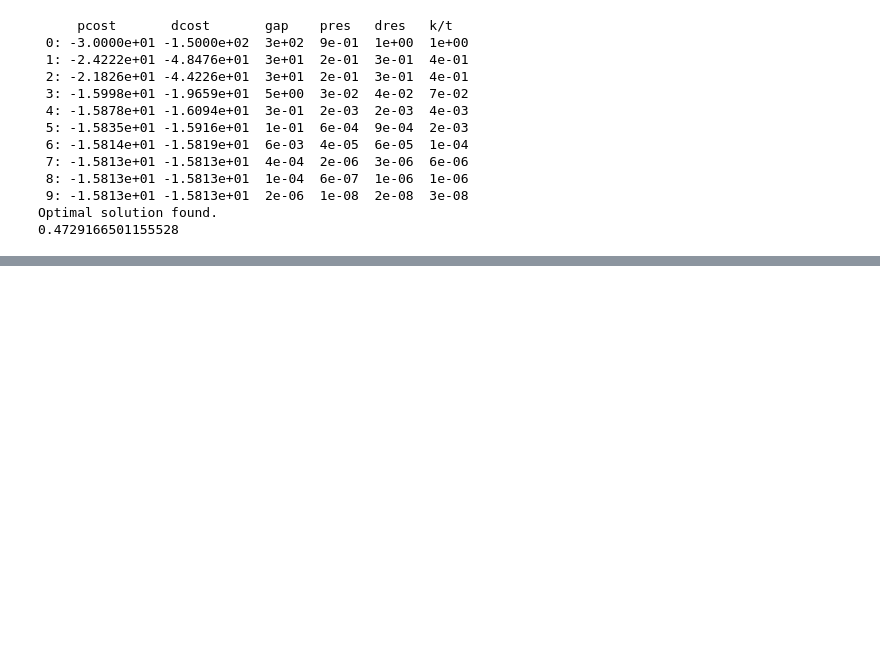
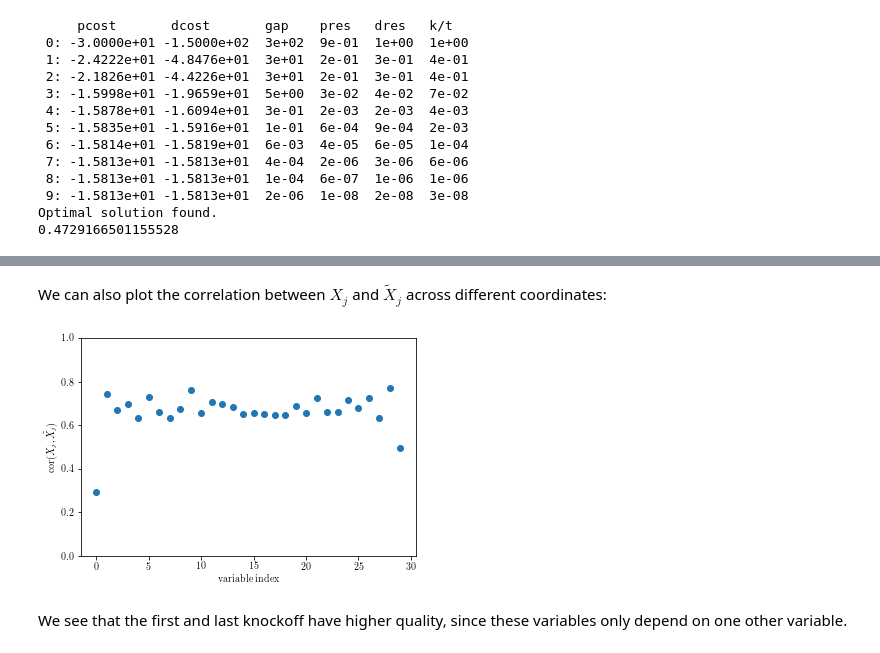
Before and after one commit to wenshuow/metro, a Jupyter notebook: Tutorials/asym_tutorial_py.ipynb, the cells around one changed output, grey strips where cells are left out. Cells and saved outputs as stored; diff of their text form; code cells hidden in the pictures; blank space fills up the shorter version.

```diff
--- a/Tutorials/asym_tutorial_py.ipynb
+++ b/Tutorials/asym_tutorial_py.ipynb
@@ -156,4 +200,14 @@ np.mean(cors)
+# %% [markdown]
+We can also plot the correlation between $X_j$ and $\tilde{X}_j$ across different coordinates:
 # %%
 plt.scatter(range(p), cors)
+plt.rc('text', usetex=True)
+plt.rc('font', family='serif')
 plt.ylim(0,1)
+plt.ylabel(r"cor$(X_j, \tilde{X_j})$")
+plt.xlabel("variable index")
 plt.show()
+# %% [output]
+[figure, added]
+# %% [markdown]
+We see that the first and last knockoff have higher quality, since these variables only depend on one other variable.
```
Also changed, not shown: parts of 27 cells of this notebook, 10 other files.
